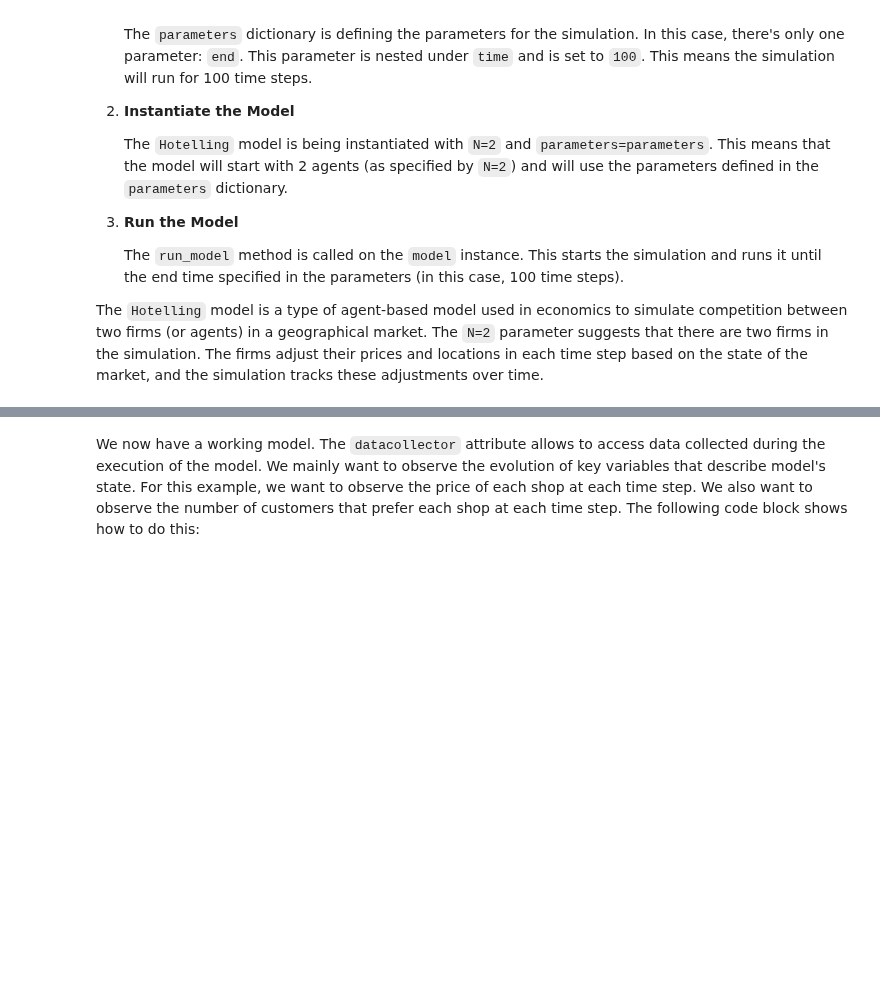
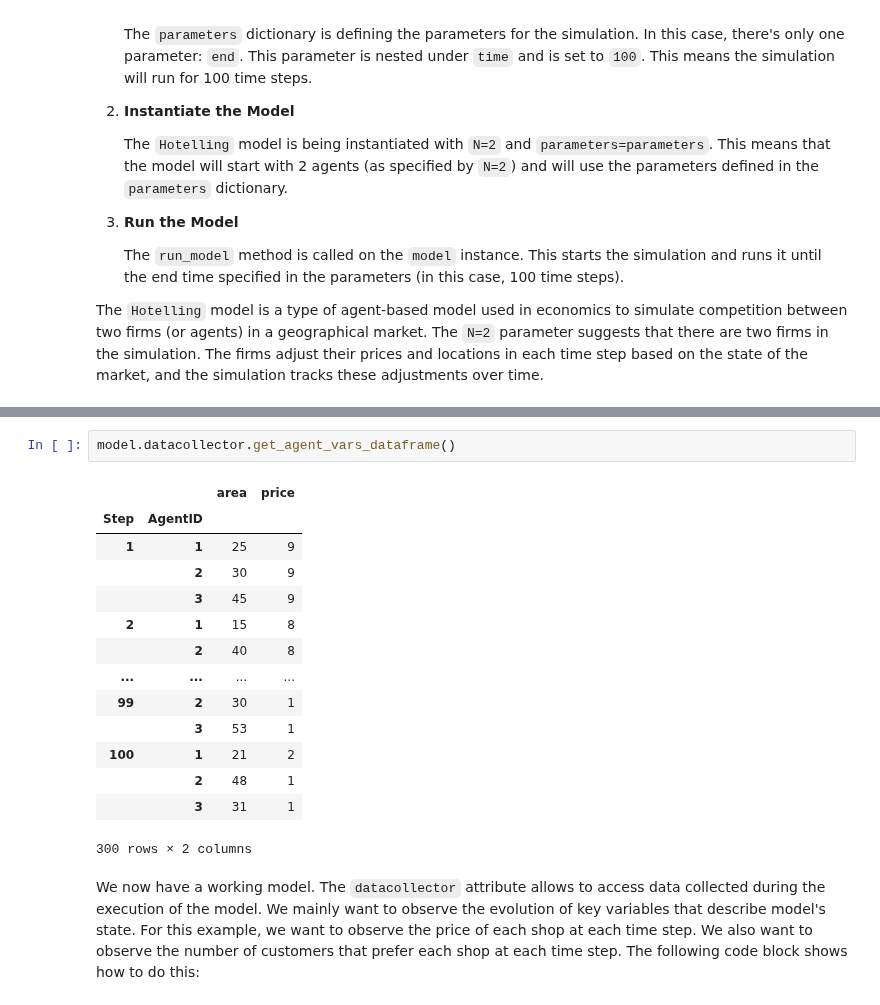
Before and after one commit to ABSESpy/ABSESpy, a Jupyter notebook: docs/tutorial/beginner/hotelling_tutorial.ipynb, the cells around one changed output, grey strips where cells are left out. Cells and saved outputs as stored; diff of their text form; blank space fills up the shorter version.

```diff
--- a/docs/tutorial/beginner/hotelling_tutorial.ipynb
+++ b/docs/tutorial/beginner/hotelling_tutorial.ipynb
@@ -470,3 +417,20 @@ model.run_model()
+# %%
+model.datacollector.get_agent_vars_dataframe()
+# %% [output]
+|  |  | area | price |
+| Step | AgentID |  |  |
+| 1 | 1 | 25 | 9 |
+|  | 2 | 30 | 9 |
+|  | 3 | 45 | 9 |
+| 2 | 1 | 15 | 8 |
+|  | 2 | 40 | 8 |
+| ... | ... | ... | ... |
+| 99 | 2 | 30 | 1 |
+|  | 3 | 53 | 1 |
+| 100 | 1 | 21 | 2 |
+|  | 2 | 48 | 1 |
+|  | 3 | 31 | 1 |
+300 rows × 2 columns
 # %% [markdown]
 We now have a working model. The `datacollector` attribute allows to access data collected during the execution of the model. We mainly want to observe the evolution of key variables that describe model's state. For this example, we want to observe the price of each shop at each time step. We also want to observe the number of customers that prefer each shop at each time step. The following code block shows how to do this:
 # %%
```
Also changed, not shown: parts of 49 cells of this notebook, 4 other files.
